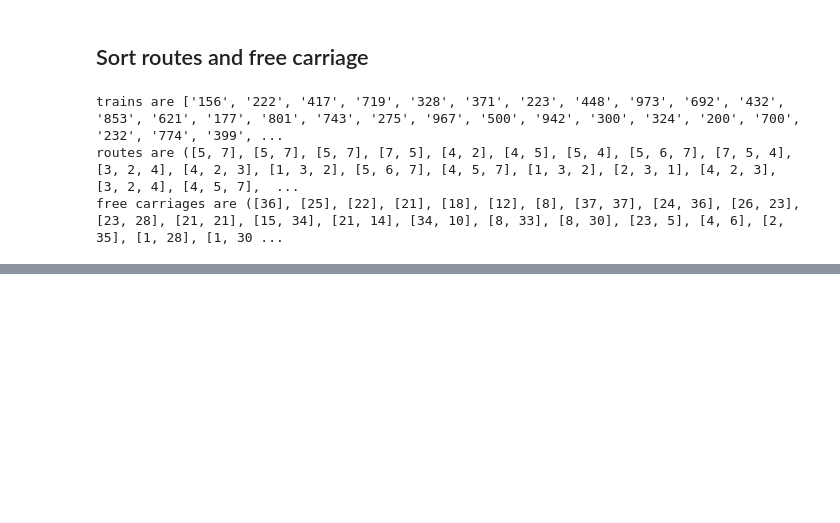
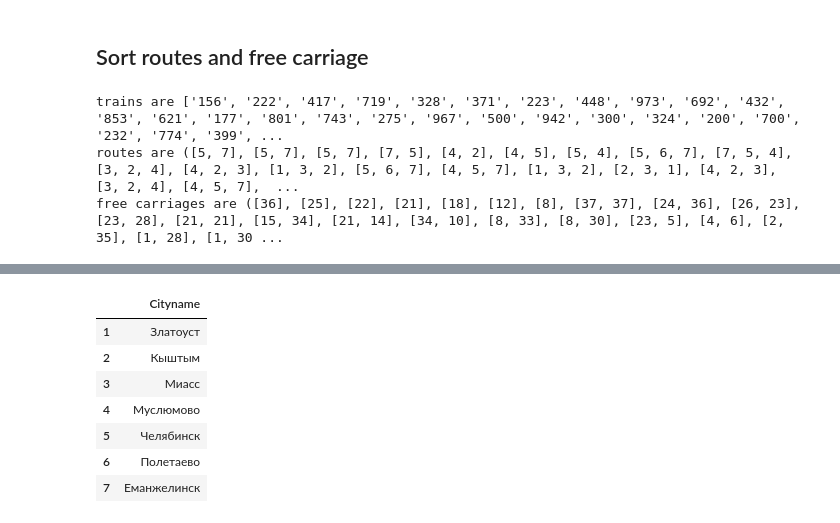
Before and after one commit to Snopoff/RZD-Car-Flow, a Jupyter notebook: Iterational Solution.ipynb, the cells around one changed output, grey strips where cells are left out. Cells and saved outputs as stored; diff of their text form; code cells hidden in the pictures; blank space fills up the shorter version.

```diff
--- a/Iterational Solution.ipynb
+++ b/Iterational Solution.ipynb
@@ -152,0 +199,13 @@ array([[ 0, 38, 38, 25, 29,  7, 10],
+# %%
+frame = pd.DataFrame(index=cities)
+frame['Cityname'] = cities_names
+frame[]
+# %% [output]
+|  | Cityname |
+| 1 | Златоуст |
+| 2 | Кыштым |
+| 3 | Миасс |
+| 4 | Муслюмово |
+| 5 | Челябинск |
+| 6 | Полетаево |
+| 7 | Еманжелинск |
```
Also changed, not shown: parts of 8 cells of this notebook, 1 other file.
